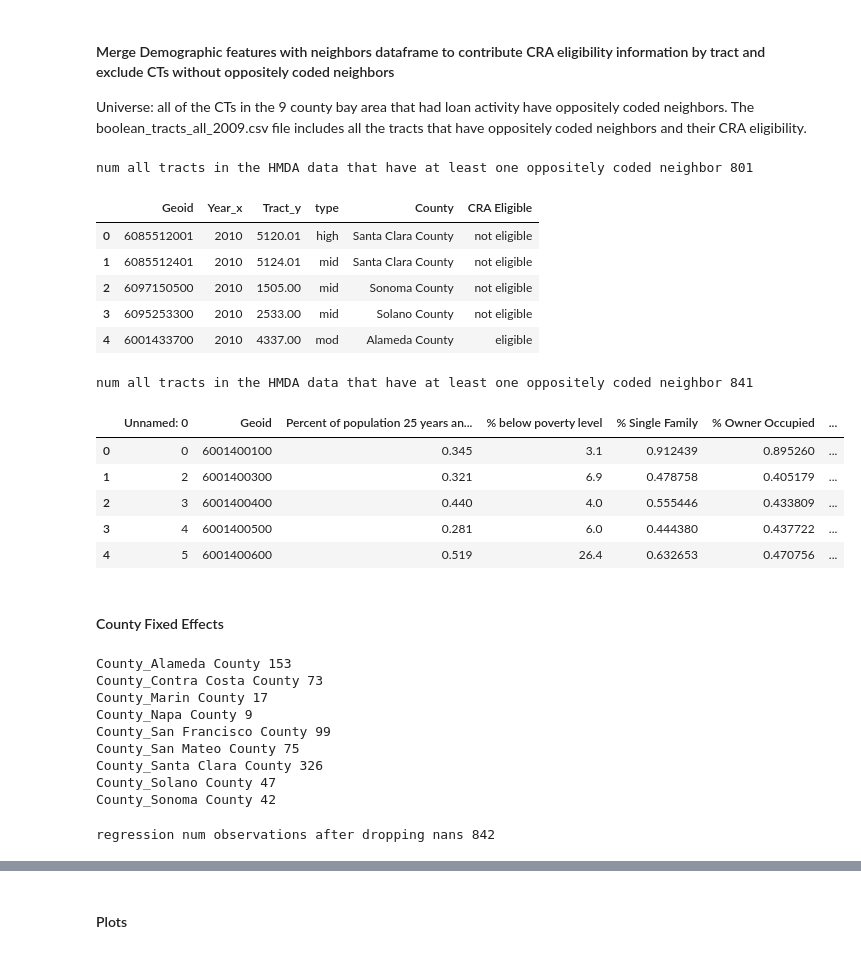
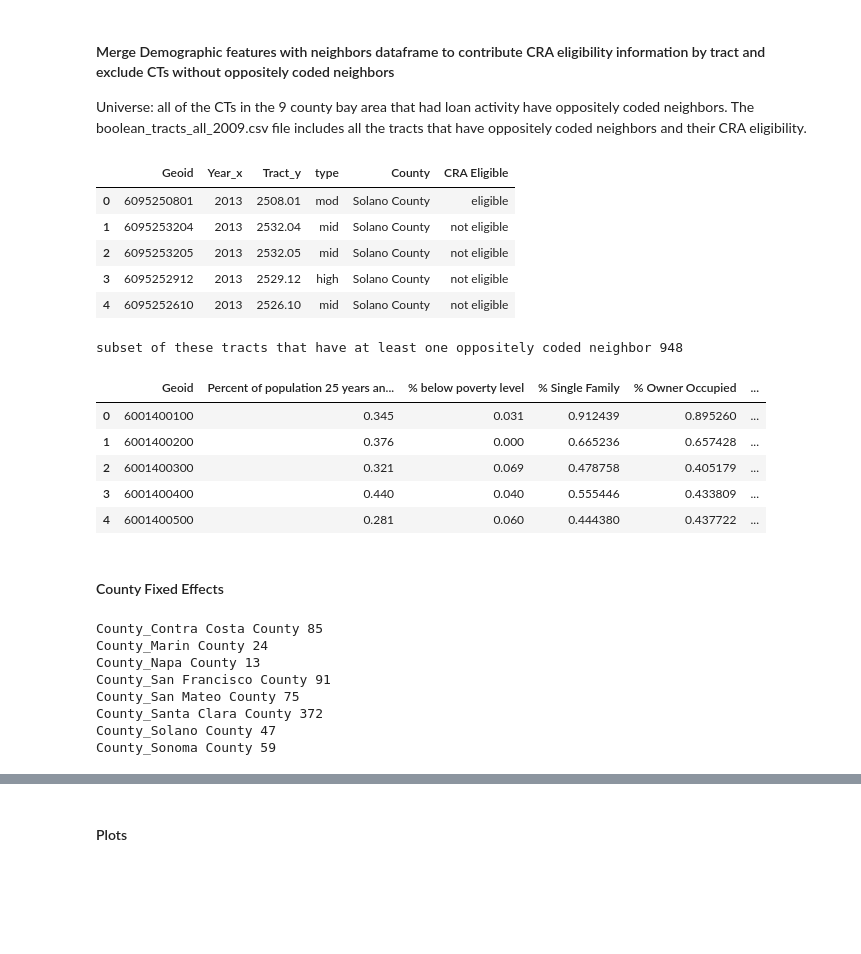
Before and after one commit to abaum1/communityreinvestmentact, a Jupyter notebook: scripts/Model Data prep 2015-2017 .ipynb, the cells around one changed output, grey strips where cells are left out. Drawn from its saved outputs; the diff is of its cells as text; code cells hidden in the pictures; blank space fills up the shorter version.

Commit message:
preparing data with finally correct neighbors, create non dummies csvs

```diff
--- a/scripts/Model Data prep 2015-2017 .ipynb
+++ b/scripts/Model Data prep 2015-2017 .ipynb
@@ -38,7 +38,7 @@ Solano = pd.DataFrame()
 Sonoma = pd.DataFrame()
 
 
-for year in recovery_1:
+for year in recovery_2:
     df = pd.read_csv(filepath+'Alameda_'+year+'_parsed.csv')
     df["Total Loans"] = df['# HI borrower, LI tract'] + df['# HI borrower, HI tract']+ df['# LI borrower, LI tract']
     + df['# LI borrower, HI tract']
@@ -97,5 +97,5 @@ counties = [Alameda.to_frame(), ContraCosta.to_frame(), Napa.to_frame(), Marin.t
 
 bay_counties_loans_rec2 = pd.concat(counties).reset_index()
 bay_counties_loans_rec2.head()
-print("number of observations/tracts in loans data", len(bay_counties_loans_rec1))
+# print("number of observations/tracts in loans data", len(bay_counties_loans_rec2))
 # %% [output]
@@ -133,61 +138,48 @@ Universe: all of the CTs in the 9 county bay area that had loan activity have op
 # %%
 data_path = '/Users/ameliabaum/Desktop/Amelia/CRA_Thesis/communityreinvestmentact/data/neighbors/'
 cra_elig_neighbors_10 = pd.read_csv(data_path+ 'boolean_tracts_all_2010.csv') #2015-2017 period refers to 2010 classifications
-
-print("num all tracts in the HMDA data that have at least one oppositely coded neighbor", len(cra_elig_neighbors_10))
+# print("num all tracts in the HMDA data that have at least one oppositely coded neighbor", len(cra_elig_neighbors_10))
 len(cra_elig_neighbors_10["Geoid"].unique()) #789 unique ids
 len(cra_elig_neighbors_10["Geoid"]) #801 total
 cra_elig_neighbors_10.head()
 # %% [output]
-num all tracts in the HMDA data that have at least one oppositely coded neighbor 801
 |  | Geoid | Year_x | Tract_y | type | County | CRA Eligible |
-| 0 | 6085512001 | 2010 | 5120.01 | high | Santa Clara County | not eligible |
-| 1 | 6085512401 | 2010 | 5124.01 | mid | Santa Clara County | not eligible |
-| 2 | 6097150500 | 2010 | 1505.00 | mid | Sonoma County | not eligible |
-| 3 | 6095253300 | 2010 | 2533.00 | mid | Solano County | not eligible |
-| 4 | 6001433700 | 2010 | 4337.00 | mod | Alameda County | eligible |
+| 0 | 6095250801 | 2013 | 2508.01 | mod | Solano County | eligible |
+| 1 | 6095253204 | 2013 | 2532.04 | mid | Solano County | not eligible |
+| 2 | 6095253205 | 2013 | 2532.05 | mid | Solano County | not eligible |
+| 3 | 6095252912 | 2013 | 2529.12 | high | Solano County | not eligible |
+| 4 | 6095252610 | 2013 | 2526.10 | mid | Solano County | not eligible |
 # %%
 demog_with_cra = pd.merge(nonans, cra_elig_neighbors_10, how='inner', right_on='Geoid', left_on="Geoid")
 #inner bc only want the tracts that are in the demog variables and represented in the neighbors set
 demog_with_cra['CRA'] = demog_with_cra['CRA Eligible'].apply(lambda x: 1 if x == 'eligible' else 0)
-print("num all tracts in the HMDA data that have at least one oppositely coded neighbor", len(demog_with_cra))
+print("subset of these tracts that have at least one oppositely coded neighbor", len(demog_with_cra))
 demog_with_cra.head()
+nonans.head()
 # %% [output]
-num all tracts in the HMDA data that have at least one oppositely coded neighbor 841
+subset of these tracts that have at least one oppositely coded neighbor 948
-|  | Unnamed: 0 | Geoid | Percent of population 25 years an... | % below poverty level | % Single Family | % Owner Occupied | ... |
-| 0 | 0 | 6001400100 | 0.345 | 3.1 | 0.912439 | 0.895260 | ... |
-| 1 | 2 | 6001400300 | 0.321 | 6.9 | 0.478758 | 0.405179 | ... |
-| 2 | 3 | 6001400400 | 0.440 | 4.0 | 0.555446 | 0.433809 | ... |
-| 3 | 4 | 6001400500 | 0.281 | 6.0 | 0.444380 | 0.437722 | ... |
-| 4 | 5 | 6001400600 | 0.519 | 26.4 | 0.632653 | 0.470756 | ... |
+|  | Geoid | Percent of population 25 years an... | % below poverty level | % Single Family | % Owner Occupied | ... |
+| 0 | 6001400100 | 0.345 | 0.031 | 0.912439 | 0.895260 | ... |
+| 1 | 6001400200 | 0.376 | 0.000 | 0.665236 | 0.657428 | ... |
+| 2 | 6001400300 | 0.321 | 0.069 | 0.478758 | 0.405179 | ... |
+| 3 | 6001400400 | 0.440 | 0.040 | 0.555446 | 0.433809 | ... |
+| 4 | 6001400500 | 0.281 | 0.060 | 0.444380 | 0.437722 | ... |
 # %% [markdown]
 #### County Fixed Effects
 # %%
 # create county dummies and find which county to drop
+demog_with_cra.to_csv("/Users/ameliabaum/Desktop/Amelia/CRA_Thesis/communityreinvestmentact/data/regression/demog_no_dummies_20151617.csv",index=False)
+
 demog_with_cra_dummies = pd.get_dummies(demog_with_cra, columns=["County"])
 for col in (demog_with_cra_dummies.iloc[:,19:]):
     print(col, sum(demog_with_cra_dummies[col])) #drop napa with n=9
 demog_with_cra_dummies.to_csv("/Users/ameliabaum/Desktop/Amelia/CRA_Thesis/communityreinvestmentact/data/regression/demog_with_cra_dummies_20151617.csv",index=False)
 # %% [output]
-County_Alameda County 153
-County_Contra Costa County 73
-County_Marin County 17
-County_Napa County 9
-County_San Francisco County 99
+County_Contra Costa County 85
+County_Marin County 24
+County_Napa County 13
+County_San Francisco County 91
 County_San Mateo County 75
-County_Santa Clara County 326
+County_Santa Clara County 372
 County_Solano County 47
-County_Sonoma County 42
+County_Sonoma County 59
-# %%
-#drop observations with NaN values
-X_vars_models = demog_with_cra_dummies.loc[:, ~demog_with_cra_dummies.columns.isin(['Geoid', "Geoid_x","Geoid_y", "_merge", 'Total Loans',
-         'type', "CRA Eligible", 'Year', "Year_x", "Tract_y", '% HI borrower, LI tract',
-       '# HI borrower, LI tract', '% HI borrower, HI tract',
-       '# HI borrower, HI tract', '% LI borrower, LI tract',
-       '# LI borrower, LI tract', '%LI borrower, HI tract',
-       '# LI borrower, HI tract' ])]
-Y_vars_models = demog_with_cra_dummies['Total Loans']
-
-print("regression num observations after dropping nans", len(X_vars_models))
-# %% [output]
-regression num observations after dropping nans 842
```
Also changed, not shown: parts of 7 cells of this notebook, 2 other files.
